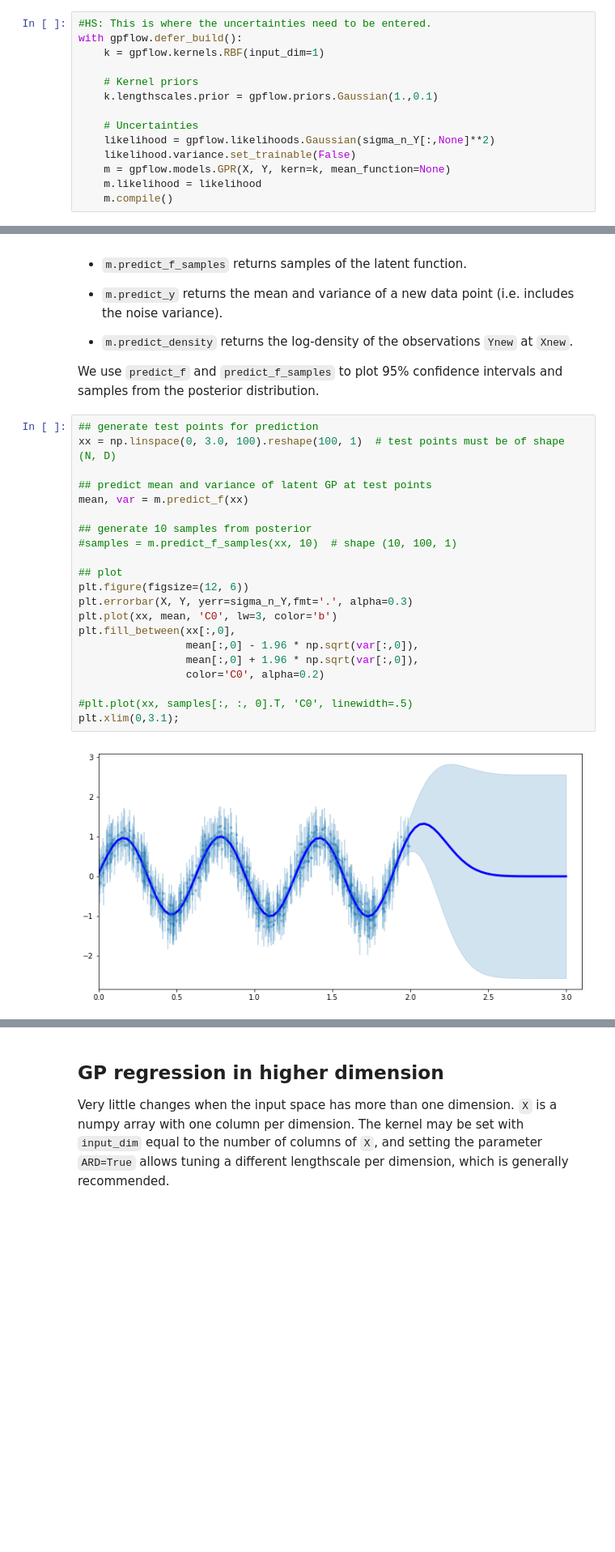
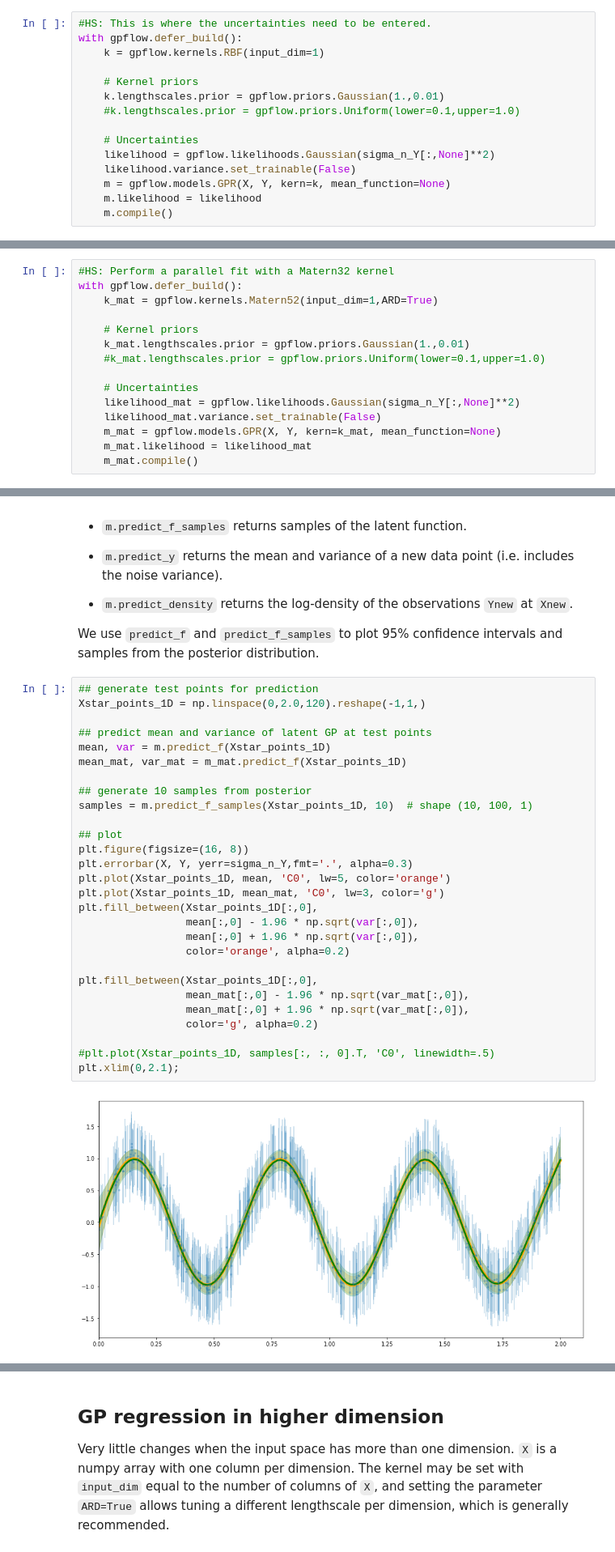
Before and after one commit to hsilver/gpr_examples, a Jupyter notebook: gpflow_regression_intro.ipynb, the cells around one changed output, grey strips where cells are left out. Shown at 81% size. Drawn from its saved outputs; the diff is of its cells as text; blank space fills up the shorter version.

```diff
--- a/gpflow_regression_intro.ipynb
+++ b/gpflow_regression_intro.ipynb
@@ -111,7 +115,8 @@ with gpflow.defer_build():
     k = gpflow.kernels.RBF(input_dim=1)
 
     # Kernel priors
-    k.lengthscales.prior = gpflow.priors.Gaussian(1.,0.1)
+    k.lengthscales.prior = gpflow.priors.Gaussian(1.,0.01)
+    #k.lengthscales.prior = gpflow.priors.Uniform(lower=0.1,upper=1.0)
 
     # Uncertainties
     likelihood = gpflow.likelihoods.Gaussian(sigma_n_Y[:,None]**2)
@@ -121,3 +126,18 @@ with gpflow.defer_build():
     m.compile()
 # %% [output]
 WARNING:gpflow.logdensities:Shape of x must be 2D at computation.
+# %%
+#HS: Perform a parallel fit with a Matern32 kernel
+with gpflow.defer_build():
+    k_mat = gpflow.kernels.Matern52(input_dim=1,ARD=True)
+
+    # Kernel priors
+    k_mat.lengthscales.prior = gpflow.priors.Gaussian(1.,0.01)
+    #k_mat.lengthscales.prior = gpflow.priors.Uniform(lower=0.1,upper=1.0)
+
+    # Uncertainties
+    likelihood_mat = gpflow.likelihoods.Gaussian(sigma_n_Y[:,None]**2)
+    likelihood_mat.variance.set_trainable(False)
+    m_mat = gpflow.models.GPR(X, Y, kern=k_mat, mean_function=None)
+    m_mat.likelihood = likelihood_mat
+    m_mat.compile()
@@ -190,24 +238,31 @@ GPflow models have several prediction methods:
 We use `predict_f` and `predict_f_samples` to plot 95% confidence intervals and samples from the posterior distribution.
 # %%
 ## generate test points for prediction
-xx = np.linspace(0, 3.0, 100).reshape(100, 1)  # test points must be of shape (N, D)
+Xstar_points_1D = np.linspace(0,2.0,120).reshape(-1,1,)
 
 ## predict mean and variance of latent GP at test points
-mean, var = m.predict_f(xx)
+mean, var = m.predict_f(Xstar_points_1D)
+mean_mat, var_mat = m_mat.predict_f(Xstar_points_1D)
 
 ## generate 10 samples from posterior
-#samples = m.predict_f_samples(xx, 10)  # shape (10, 100, 1)
+samples = m.predict_f_samples(Xstar_points_1D, 10)  # shape (10, 100, 1)
 
 ## plot
-plt.figure(figsize=(12, 6))
+plt.figure(figsize=(16, 8))
 plt.errorbar(X, Y, yerr=sigma_n_Y,fmt='.', alpha=0.3)
-plt.plot(xx, mean, 'C0', lw=3, color='b')
-plt.fill_between(xx[:,0],
+plt.plot(Xstar_points_1D, mean, 'C0', lw=5, color='orange')
+plt.plot(Xstar_points_1D, mean_mat, 'C0', lw=3, color='g')
+plt.fill_between(Xstar_points_1D[:,0],
                  mean[:,0] - 1.96 * np.sqrt(var[:,0]),
                  mean[:,0] + 1.96 * np.sqrt(var[:,0]),
-                 color='C0', alpha=0.2)
+                 color='orange', alpha=0.2)
 
-#plt.plot(xx, samples[:, :, 0].T, 'C0', linewidth=.5)
-plt.xlim(0,3.1);
+plt.fill_between(Xstar_points_1D[:,0],
+                 mean_mat[:,0] - 1.96 * np.sqrt(var_mat[:,0]),
+                 mean_mat[:,0] + 1.96 * np.sqrt(var_mat[:,0]),
+                 color='g', alpha=0.2)
+
+#plt.plot(Xstar_points_1D, samples[:, :, 0].T, 'C0', linewidth=.5)
+plt.xlim(0,2.1);
 # %% [output]
-[figure, old version]
+[figure, new version]
```
Also changed, not shown: parts of 34 cells of this notebook.
